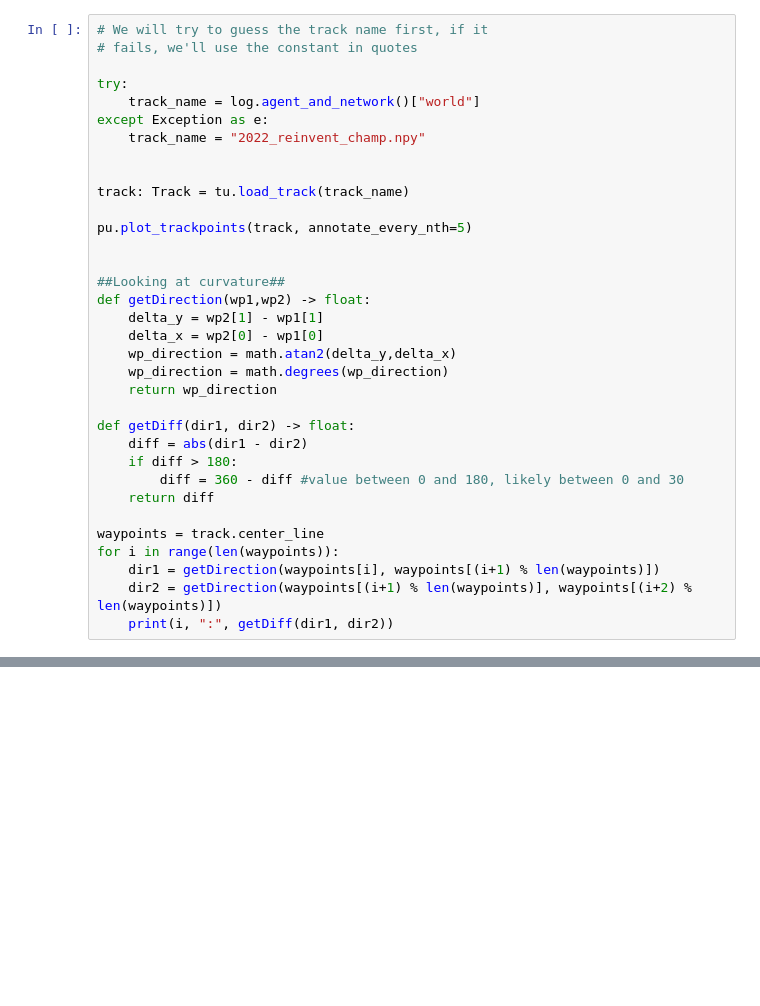
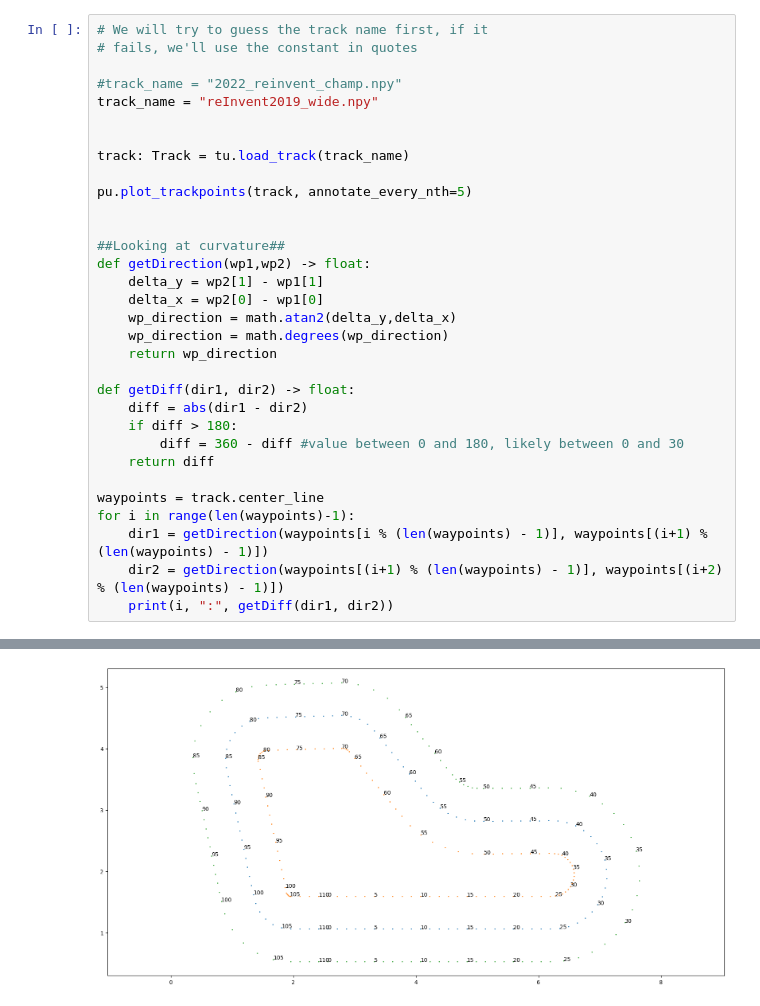
Before and after one commit to spencerdouthit/Local_Deepracer_Analysis, a Jupyter notebook: Track_Curvature.ipynb, the cells around one changed output, grey strips where cells are left out. Saved outputs shown, nothing was run; the diff lists cells and outputs as text; blank space fills up the shorter version.

```diff
--- a/Track_Curvature.ipynb
+++ b/Track_Curvature.ipynb
@@ -27,10 +46,8 @@ for track in tu.get_tracks():
 # We will try to guess the track name first, if it
 # fails, we'll use the constant in quotes
 
-try:
-    track_name = log.agent_and_network()["world"]
-except Exception as e:
-    track_name = "2022_reinvent_champ.npy"
+#track_name = "2022_reinvent_champ.npy"
+track_name = "reInvent2019_wide.npy"
 
 
 track: Track = tu.load_track(track_name)
@@ -53,7 +70,8 @@ def getDiff(dir1, dir2) -> float:
     return diff
 
 waypoints = track.center_line
-for i in range(len(waypoints)):
-    dir1 = getDirection(waypoints[i], waypoints[(i+1) % len(waypoints)])
-    dir2 = getDirection(waypoints[(i+1) % len(waypoints)], waypoints[(i+2) % len(waypoints)])
+for i in range(len(waypoints)-1):
+    dir1 = getDirection(waypoints[i % (len(waypoints) - 1)], waypoints[(i+1) % (len(waypoints) - 1)])
+    dir2 = getDirection(waypoints[(i+1) % (len(waypoints) - 1)], waypoints[(i+2) % (len(waypoints) - 1)])
     print(i, ":", getDiff(dir1, dir2))
+# %% [output]
@@ -59,0 +95 @@ for i in range(len(waypoints)):
+[figure, added]
```
Also changed, not shown: parts of 3 cells of this notebook, 2 other files.
